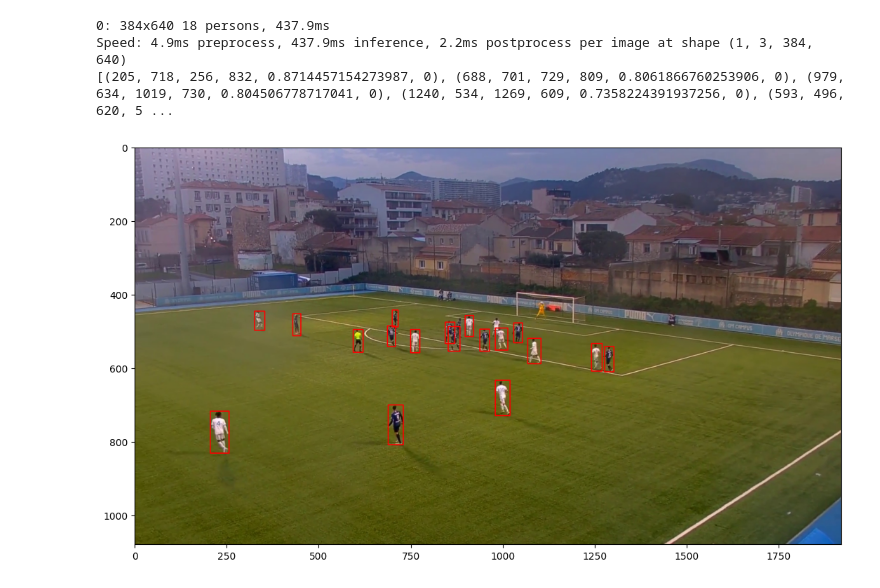
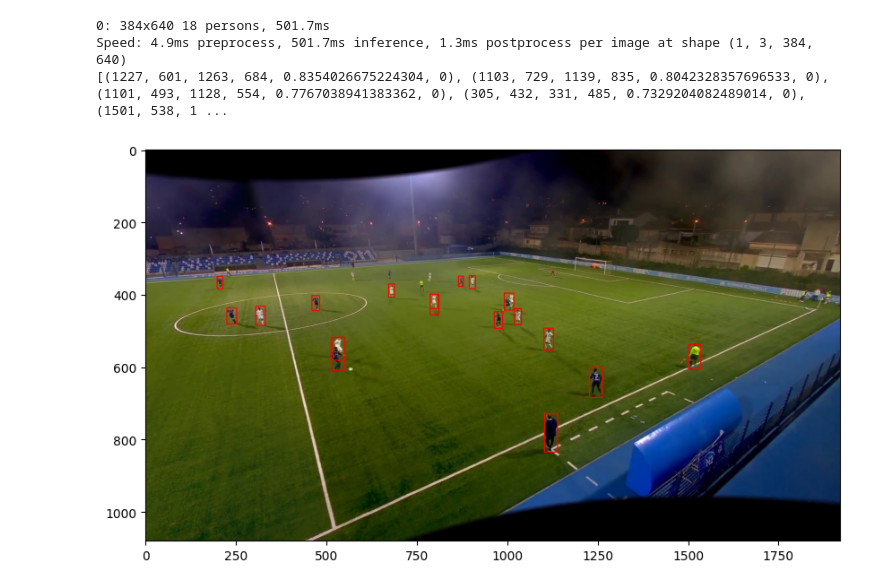
Before and after one commit to Lidan0241/YOLOv8, a Jupyter notebook: homo.ipynb, the cells around one changed output. Cells and saved outputs as stored; diff of their text form; code cells hidden in the pictures.

```diff
--- a/homo.ipynb
+++ b/homo.ipynb
@@ -420,36 +435,36 @@ model = YOLO("/Users/lydia/desktop/yolov8m.pt")
 
 def detect_persons(num_frames):
     a = annot[num_frames]
     image = cv2.imread(image_folder + a["image_name"].split("/")[-1])
     image = cv2.cvtColor(image, cv2.COLOR_BGR2RGB)
 
     results = model(image)
 
     for result in results:
         detections = []
         for r in result.boxes.data.tolist():
             x1, y1, x2, y2, score, class_id = r
             x1 = int(x1)
             y1 = int(y1)
             x2 = int(x2)
             y2 = int(y2)
             class_id = int(class_id)
             if class_id == 0: # only detect players
                 detections.append((x1, y1, x2, y2, score, class_id))
 
     print(detections)
 
     # plot the image with the bounding boxes
     for detection in detections:
         x1, y1, x2, y2, score, class_id = detection
         image = cv2.rectangle(image, (x1, y1), (x2, y2), (255, 0, 0), 2)
-    plt.figure(figsize=(13,8))
+    plt.figure(figsize=(10,6))
     plt.imshow(image)
     plt.savefig("./plot/player_detection.jpg")
 
-detect_persons(100)
+detect_persons(500)
 # %% [output]
-0: 384x640 18 persons, 437.9ms
-Speed: 4.9ms preprocess, 437.9ms inference, 2.2ms postprocess per image at shape (1, 3, 384, 640)
-[(205, 718, 256, 832, 0.8714457154273987, 0), (688, 701, 729, 809, 0.8061866760253906, 0), (979, 634, 1019, 730, 0.804506778717041, 0), (1240, 534, 1269, 609, 0.7358224391937256, 0), (593, 496, 620, 5 ...
+0: 384x640 18 persons, 501.7ms
+Speed: 4.9ms preprocess, 501.7ms inference, 1.3ms postprocess per image at shape (1, 3, 384, 640)
+[(1227, 601, 1263, 684, 0.8354026675224304, 0), (1103, 729, 1139, 835, 0.8042328357696533, 0), (1101, 493, 1128, 554, 0.7767038941383362, 0), (305, 432, 331, 485, 0.7329204082489014, 0), (1501, 538, 1 ...
-[figure, old version]
+[figure, new version]
```
Also changed, not shown: parts of 6 cells of this notebook, 1 other file.
